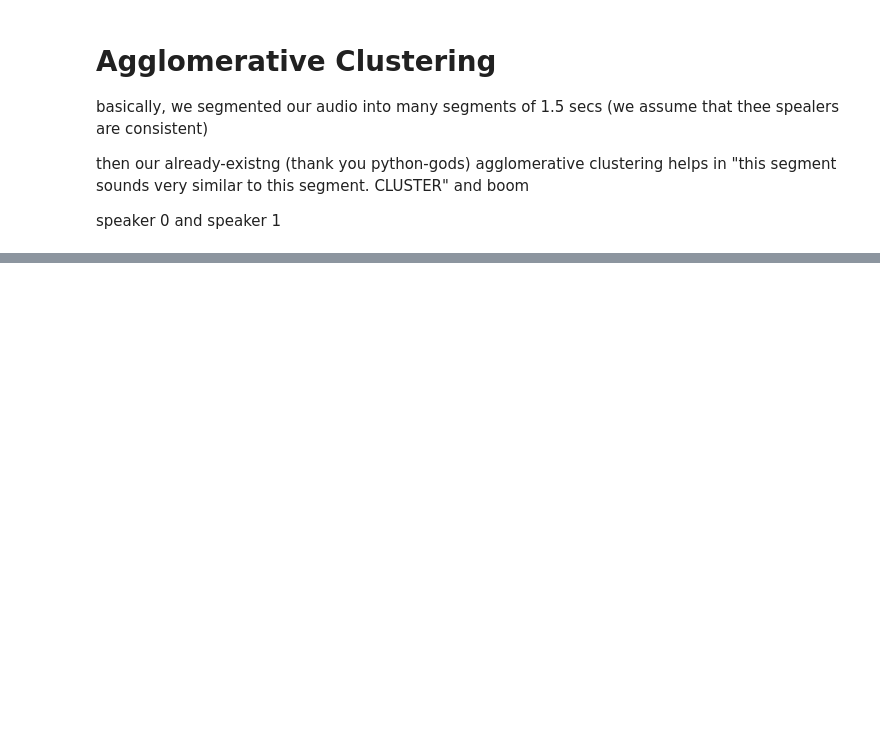
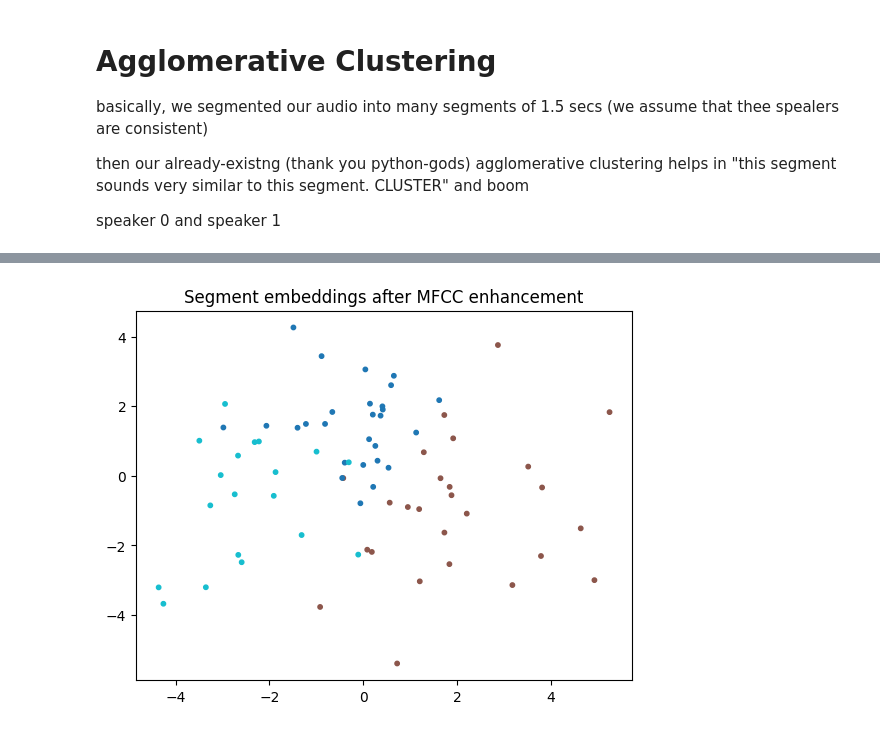
Before and after one commit to SattuSupCodes/SentimentAnalysis_TheoreticalLearning, a Jupyter notebook: speaker_diarisation.ipynb, the cells around one changed output, grey strips where cells are left out. Drawn from its saved outputs; the diff is of its cells as text; code cells hidden in the pictures; blank space fills up the shorter version.

```diff
--- a/speaker_diarisation.ipynb
+++ b/speaker_diarisation.ipynb
@@ -168,0 +230,27 @@ for seg in result["segments"]:
+# %%
+def pitch_stats(seg, sr):
+    pitch = librosa.yin(seg, fmin=50, fmax=400, sr=sr)
+    pitch = pitch[~np.isnan(pitch)]
+    if len(pitch) == 0:
+        return [0, 0]
+    return [np.mean(pitch), np.std(pitch)]
+# %%
+def full_embed(seg, sr):
+    mfcc_feat = mfcc_embed(seg, sr)
+    pitch_feat = pitch_stats(seg, sr)
+    return np.concatenate([mfcc_feat, pitch_feat])
+# %%
+from sklearn.preprocessing import StandardScaler
+
+X = np.array([full_embed(seg, sr) for seg in segments_audio])
+X = StandardScaler().fit_transform(X)
+# %%
+from sklearn.cluster import AgglomerativeClustering
+
+clusterer = AgglomerativeClustering(
+    n_clusters=3,
+    metric="cosine",
+    linkage="average"
+)
+
+labels = clusterer.fit_predict(X)
@@ -168,0 +313,11 @@ for seg in result["segments"]:
+# %%
+from sklearn.decomposition import PCA
+import matplotlib.pyplot as plt
+
+X_2d = PCA(n_components=2).fit_transform(X)
+
+plt.scatter(X_2d[:,0], X_2d[:,1], c=labels, cmap="tab10", s=10)
+plt.title("Segment embeddings after MFCC enhancement")
+plt.show()
+# %% [output]
+[figure, added]
```
Also changed, not shown: parts of 17 cells of this notebook.
